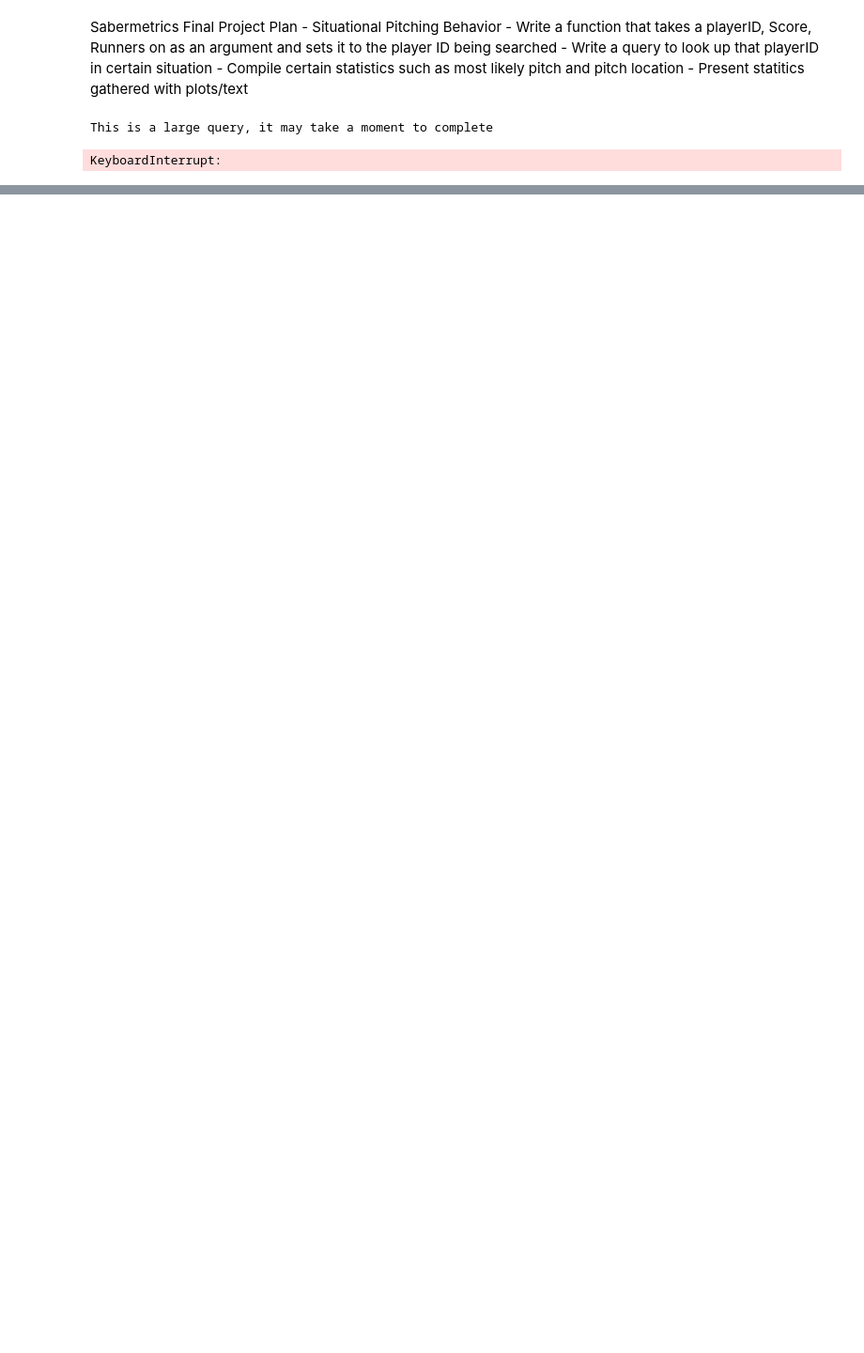
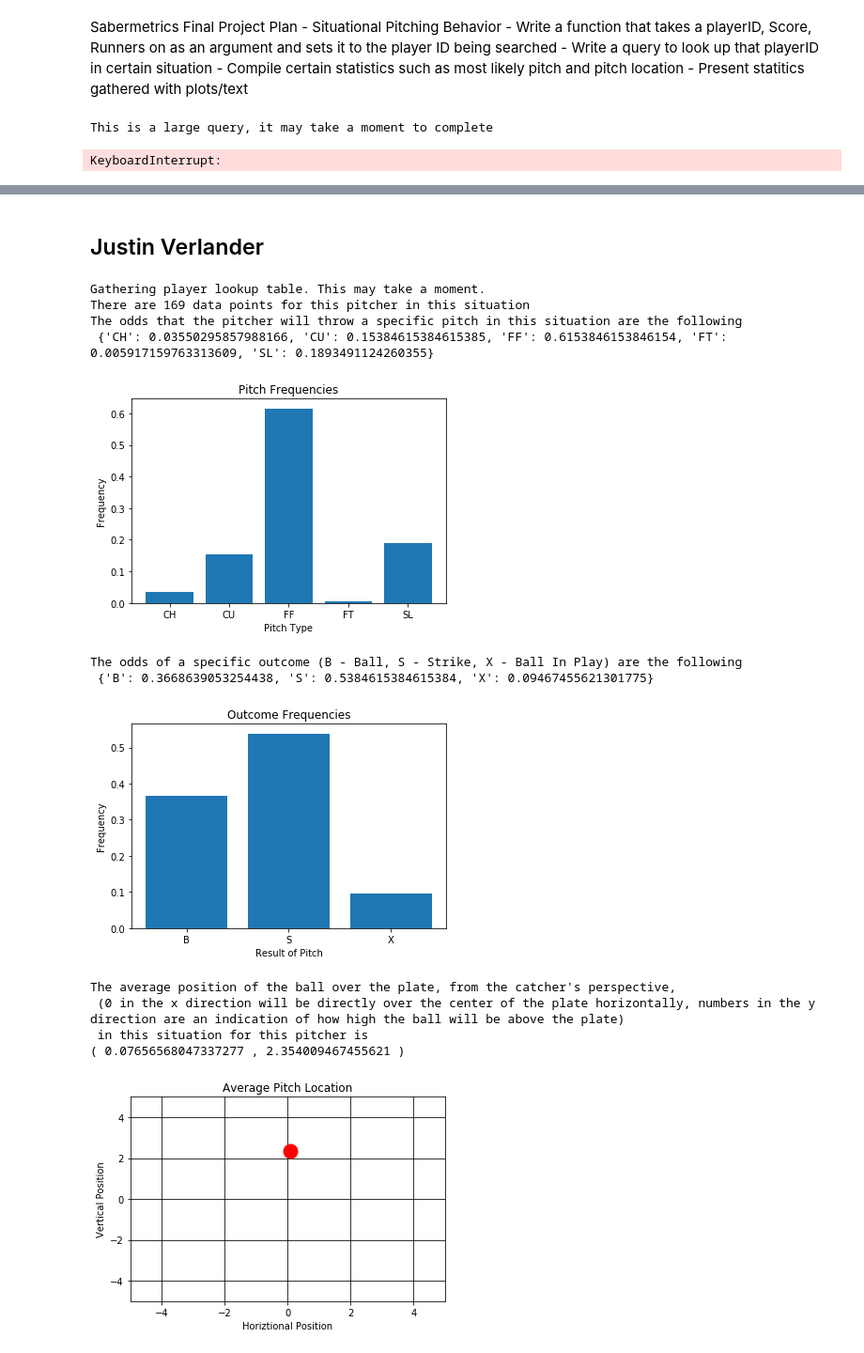
Before and after one commit to samdreed21/SabermetricsFinalProject, a Jupyter notebook: Samuel_Reed_Situational_Pitching_Behavior.ipynb, the cells around one changed output, grey strips where cells are left out. Shown at 94% size. Saved outputs shown, nothing was run; the diff lists cells and outputs as text; code cells hidden in the pictures; blank space fills up the shorter version.

```diff
--- a/Samuel_Reed_Situational_Pitching_Behavior.ipynb
+++ b/Samuel_Reed_Situational_Pitching_Behavior.ipynb
@@ -171,0 +211,19 @@ The average position of the ball over the plate, from the catcher's perspective,
+# %% [markdown]
+ ## Justin Verlander ##
+# %%
+# first name, last name, strikes, balse, on_1b, on_2b, on_3b
+driver("justin", "verlander", 0, 0, True, False, False)
+# %% [output]
+Gathering player lookup table. This may take a moment.
+There are 169 data points for this pitcher in this situation
+The odds that the pitcher will throw a specific pitch in this situation are the following
+ {'CH': 0.03550295857988166, 'CU': 0.15384615384615385, 'FF': 0.6153846153846154, 'FT': 0.005917159763313609, 'SL': 0.1893491124260355}
+[figure, added]
+The odds of a specific outcome (B - Ball, S - Strike, X - Ball In Play) are the following
+ {'B': 0.3668639053254438, 'S': 0.5384615384615384, 'X': 0.09467455621301775}
+[figure, added]
+The average position of the ball over the plate, from the catcher's perspective,
+ (0 in the x direction will be directly over the center of the plate horizontally, numbers in the y direction are an indication of how high the ball will be above the plate)
+ in this situation for this pitcher is
+( 0.07656568047337277 , 2.354009467455621 )
+[figure, added]
```
Also changed, not shown: parts of 8 cells of this notebook.
